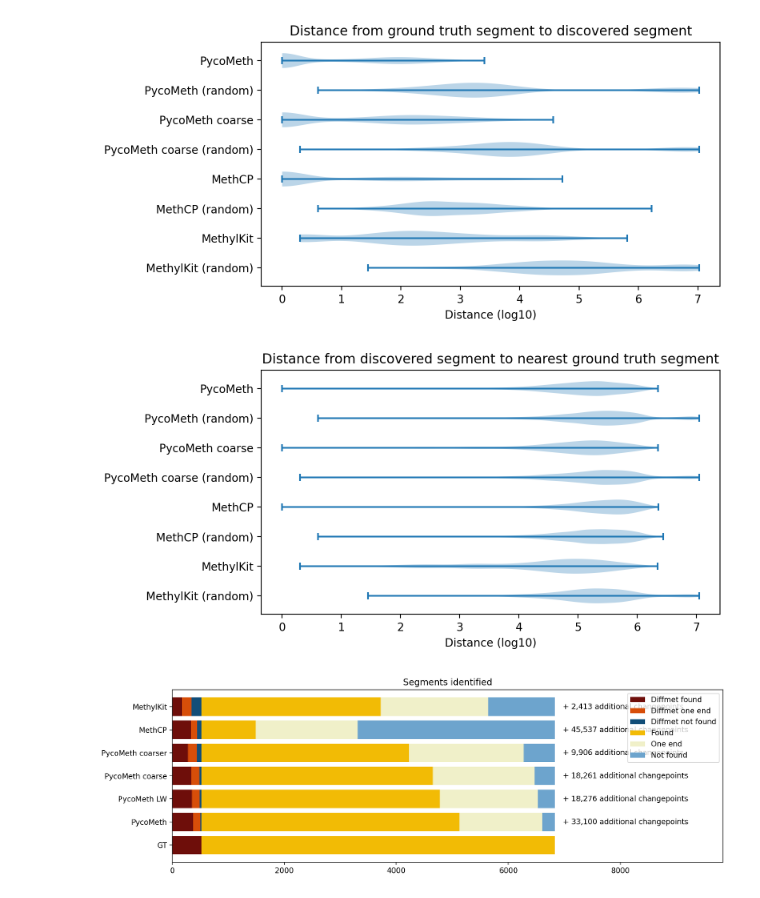
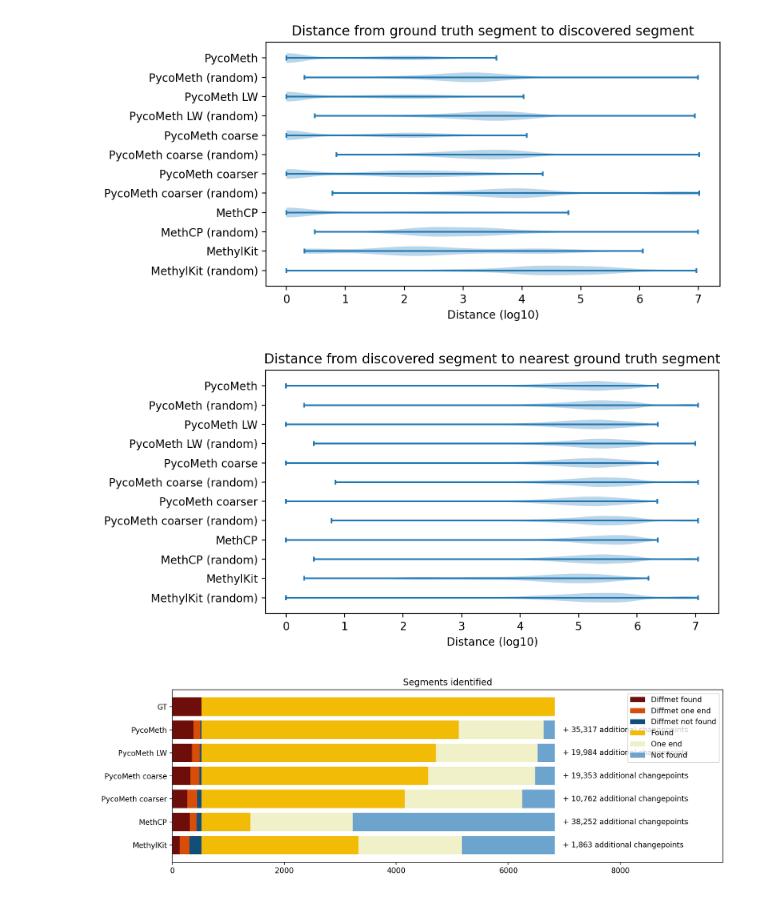
Before and after one commit to snajder-r/benchmark_meth5, a Jupyter notebook: notebooks/evaluate_simulation_segmentation_15x.ipynb, the cells around one changed output. Cells and saved outputs as stored; diff of their text form; code cells hidden in the pictures.

```diff
--- a/notebooks/evaluate_simulation_segmentation_15x.ipynb
+++ b/notebooks/evaluate_simulation_segmentation_15x.ipynb
@@ -42,7 +42,14 @@ pycometh_seg_coarse = load_pycometh(pycometh_8_seg_file)
 pycometh_8_lw_seg_file = "/home/r933r/data/projects/nanopore/pycometh_benchmark/simulated/pycometh_15x/segmentation/segmentation_600_8.tsv"
 pycometh_seg_coarser = load_pycometh(pycometh_8_lw_seg_file)
 # %%
-sc = SegmentsComparer(gt_segments=gt, predicted_segments={
+sc = SegmentsComparer(gt_segments=gt, predicted_segments={"PycoMeth": pycometh_seg,
+                                                          "PycoMeth (random)": permute_segments(pycometh_seg),
+                                                          "PycoMeth LW": pycometh_seg_longwindow,
+                                                          "PycoMeth LW (random)": permute_segments(pycometh_seg_longwindow),
+                                                          "PycoMeth coarse": pycometh_seg_coarse,
+                                                          "PycoMeth coarse (random)": permute_segments(pycometh_seg_coarse),
+                                                          "PycoMeth coarser": pycometh_seg_coarser,
+                                                          "PycoMeth coarser (random)": permute_segments(pycometh_seg_coarser),
                                                           "MethCP": methcp_seg,
                                                           "MethCP (random)": permute_segments(methcp_seg),
                                                           "MethylKit": methylkit_seg,
@@ -91,9 +98,11 @@ plt.title("Distance from discovered segment to nearest ground truth segment")
 plt.xlabel("Distance (log10)")
 pa.saveandshow("dist_gt_to_disc_onlygt_15x")
 # %% [output]
-[figure, old version]
+[figure, new version]
-[figure, old version]
+[figure, new version]
 # %%
+sc.gt_segments = gt
+
 leftover_segments = {}
 for tool in sc.predicted_segments:
     if "random" in tool:
@@ -126,25 +136,25 @@ tool_found_counts["GT"]={"Diffmet found": len(gt_only_diffmet),
                          "Found": len(gt)-len(gt_only_diffmet)}
 # %%
 pa.figure(figsize=(12,4))
-tools = ["GT", "PycoMeth", "PycoMeth LW", "PycoMeth coarse", "PycoMeth coarser", "MethCP", "MethylKit"]
+tools = ["GT", "PycoMeth", "PycoMeth LW", "PycoMeth coarse", "PycoMeth coarser", "MethCP", "MethylKit"][::-1]
 label_order = ["Diffmet found", "Diffmet one end", "Diffmet not found", "Found", "One end", "Not found"]#, "Additional CPs"]
 colors = {"Diffmet found":"#6E0E0A", "Diffmet one end":"#D74E09", "Found":"#F2BB05", "One end":"#F0F0C9", "Diffmet not found":"#124E78", "Not found": "#6da4cd", "Additional CPs": "gray"}
 bottom = [0 for _ in tools]
 for label in label_order:
     h = [tool_found_counts[tool].get(label, 0) for tool in tools]
     plt.barh(tools, h, left=bottom, label=label, color=colors[label])
     bottom = [b+hi for b,hi in zip(bottom, h)]
 xmax = plt.xlim()[1]
 plt.xlim(0, xmax+3000)
 for i, tool in enumerate(tools):
     if tool == "GT":
         continue
     a_cp = tool_found_counts[tool]["Additional CPs"]
     plt.text(xmax+100, i-0.1, f" + {a_cp:,} additional changepoints")
 
 plt.title("Segments identified")
 #plt.ylim(-0.5, len(tools)+1)
 plt.legend()
 pa.saveandshow("segments_correctly_found_15x")
 # %% [output]
-[figure, old version]
+[figure, new version]
```
Also changed, not shown: parts of 2 cells of this notebook, 3 other files.
